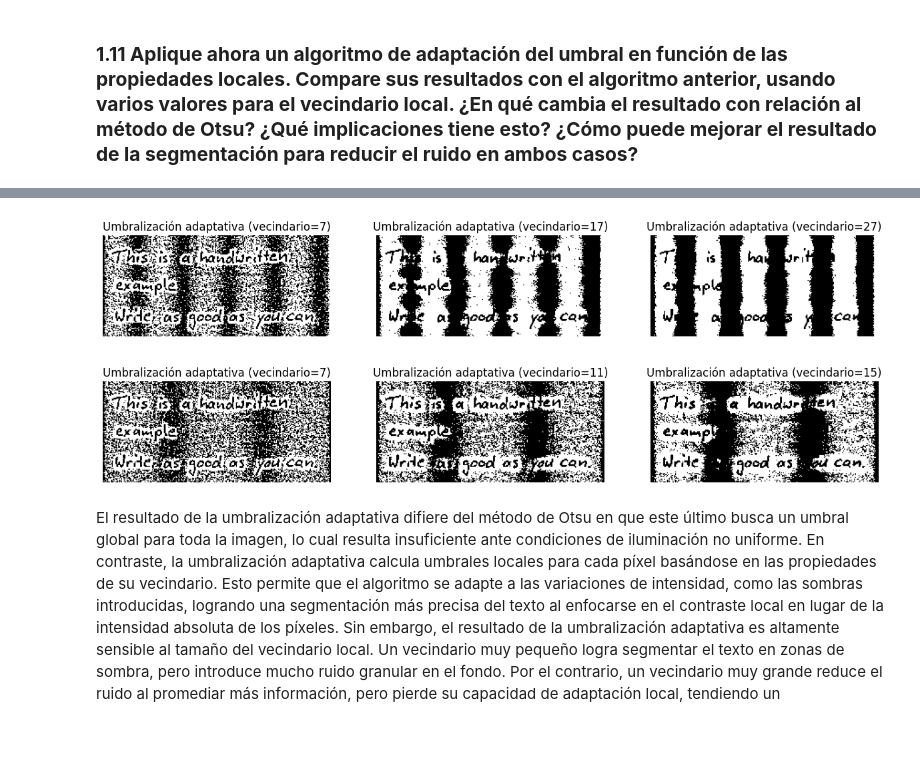
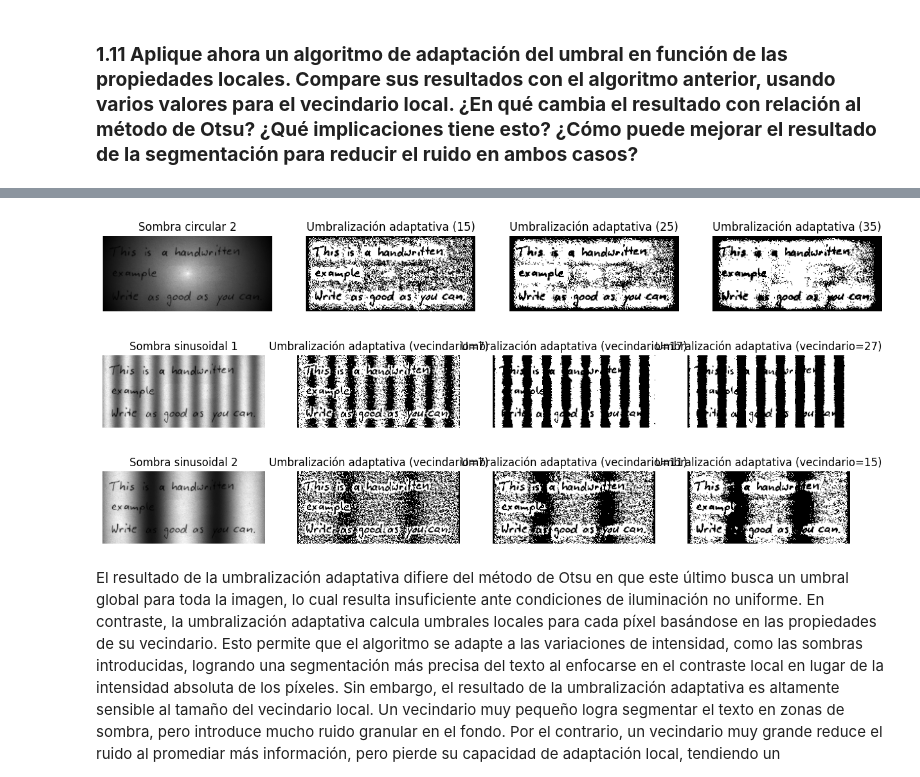
Before and after one commit to EstefaniaLaverde/Vision-por-computadora-MISIS-202601, a Jupyter notebook: Taller3/Taller3.ipynb, the cells around one changed output, grey strips where cells are left out. Drawn from its saved outputs; the diff is of its cells as text; code cells hidden in the pictures; blank space fills up the shorter version.

```diff
--- a/Taller3/Taller3.ipynb
+++ b/Taller3/Taller3.ipynb
@@ -279,7 +319,7 @@ Para mitigar este efecto, se pueden emplear técnicas de preprocesamiento como f
 # %% [markdown]
 ### **1.11 Aplique ahora un algoritmo de adaptación del umbral en función de las propiedades locales. Compare sus resultados con el algoritmo anterior, usando varios valores para el vecindario local. ¿En qué cambia el resultado con relación al método de Otsu? ¿Qué implicaciones tiene esto? ¿Cómo puede mejorar el resultado de la segmentación para reducir el ruido en ambos casos?**
 # %%
-# aplicar umbralización adaptativa
+# aplicar umbralización adaptativa - spot 1
 vecindarios = [15, 25, 35]
 
 umbralizaciones = []
@@ -291,10 +331,14 @@ for v in vecindarios:
 
 
 plt.figure(figsize=(15, 6))
+plt.subplot(1, 4, 1)
+plt.imshow(spot_image, cmap='gray')
+plt.axis('off')
+plt.title('Sombra circular 1')
 for i, v in enumerate(vecindarios):
-    plt.subplot(1, 3, i+1)
+    plt.subplot(1, 4, i+2)
     plt.imshow(umbralizaciones[i], cmap='gray')
     plt.axis('off')
-    plt.title(f'Umbralización adaptativa (vecindario={v})')
+    plt.title(f'Umbralización adaptativa ({v})')
 plt.show()
 # %% [output]
@@ -302,23 +346,52 @@ plt.show()
+# %%
+# aplicar umbralización adaptativa - spot 1
+vecindarios = [15, 25, 35]
+
+umbralizaciones = []
+for v in vecindarios:
+    ti = threshold_local(spot_image2, block_size=v, method='mean') #NOTA: X debe ser impar
+    binary_image = spot_image2 > ti
+    thresholded_image = binary_image*255
+    umbralizaciones.append(thresholded_image)
+
+
+plt.figure(figsize=(15, 6))
+plt.subplot(1, 4, 1)
+plt.imshow(spot_image2, cmap='gray')
+plt.axis('off')
+plt.title('Sombra circular 2')
+for i, v in enumerate(vecindarios):
+    plt.subplot(1, 4, i+2)
+    plt.imshow(umbralizaciones[i], cmap='gray')
+    plt.axis('off')
+    plt.title(f'Umbralización adaptativa ({v})')
+plt.show()
+# %% [output]
+[figure, added]
 # %%
 vecindarios = [7, 17, 27]
 
 umbralizaciones = []
 for v in vecindarios:
     ti = threshold_local(sinusoidal_image, block_size=v, method='mean') #NOTA: X debe ser impar
     binary_image = sinusoidal_image > ti
     thresholded_image = binary_image*255
     umbralizaciones.append(thresholded_image)
 
 
 plt.figure(figsize=(15, 6))
+plt.subplot(1, 4, 1)
+plt.imshow(sinusoidal_image, cmap='gray')
+plt.axis('off')
+plt.title('Sombra sinusoidal 1')
 for i, v in enumerate(vecindarios):
-    plt.subplot(1, 3, i+1)
+    plt.subplot(1, 4, i+2)
     plt.imshow(umbralizaciones[i], cmap='gray')
     plt.axis('off')
     plt.title(f'Umbralización adaptativa (vecindario={v})')
 plt.show()
 # %% [output]
-[figure, old version]
+[figure, new version]
 # %%
 vecindarios = [7, 11, 15]
 
@@ -331,14 +404,18 @@ for v in vecindarios:
 
 
 plt.figure(figsize=(15, 6))
+plt.subplot(1, 4, 1)
+plt.imshow(sinusoidal_image2, cmap='gray')
+plt.axis('off')
+plt.title('Sombra sinusoidal 2')
 for i, v in enumerate(vecindarios):
-    plt.subplot(1, 3, i+1)
+    plt.subplot(1, 4, i+2)
     plt.imshow(umbralizaciones[i], cmap='gray')
     plt.axis('off')
     plt.title(f'Umbralización adaptativa (vecindario={v})')
 plt.show()
 # %% [output]
-[figure, old version]
+[figure, new version]
 # %% [markdown]
 El resultado de la umbralización adaptativa difiere del método de Otsu en que este último busca un umbral global para toda la imagen, lo cual resulta insuficiente ante condiciones de iluminación no uniforme. En contraste, la umbralización adaptativa calcula umbrales locales para cada píxel basándose en las propiedades de su vecindario. Esto permite que el algoritmo se adapte a las variaciones de intensidad, como las sombras introducidas, logrando una segmentación más precisa del texto al enfocarse en el contraste local en lugar de la intensidad absoluta de los píxeles. Sin embargo, el resultado de la umbralización adaptativa es altamente sensible al tamaño del vecindario local. Un vecindario muy pequeño logra segmentar el texto en zonas de sombra, pero introduce mucho ruido granular en el fondo. Por el contrario, un vecindario muy grande reduce el ruido al promediar más información, pero pierde su capacidad de adaptación local, tendiendo un comportamiento similar al de Otsu y volviendo a incluir las sombras como parte de la segmentación.
 
```
Also changed, not shown: parts of 21 cells of this notebook, 1 other file.
